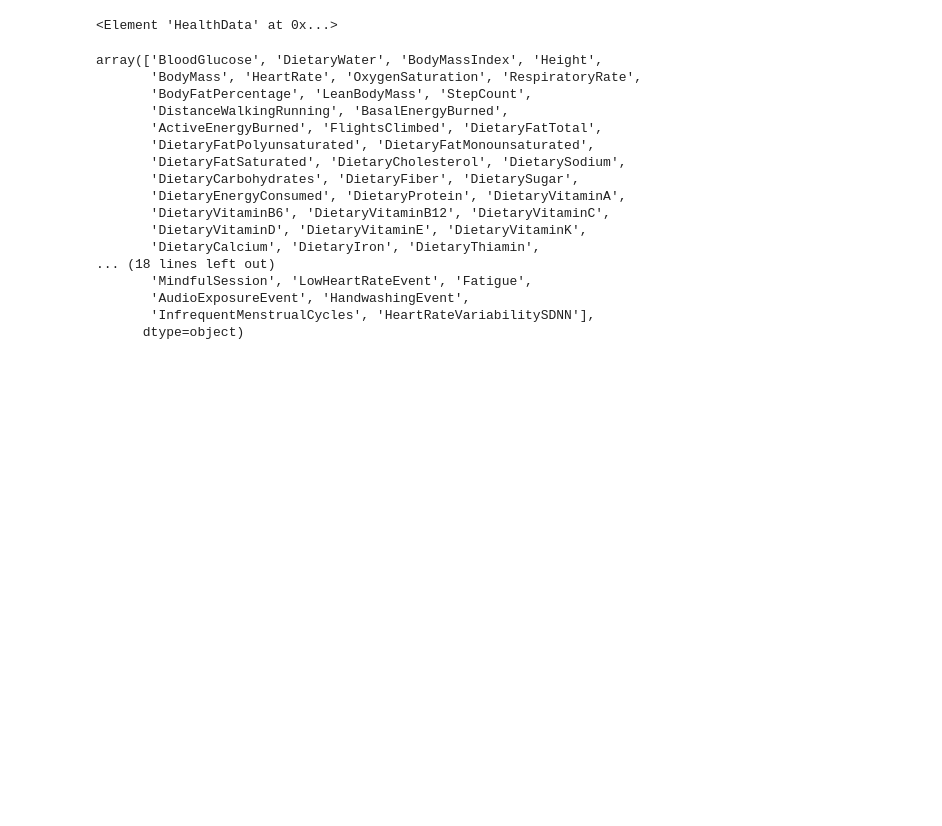
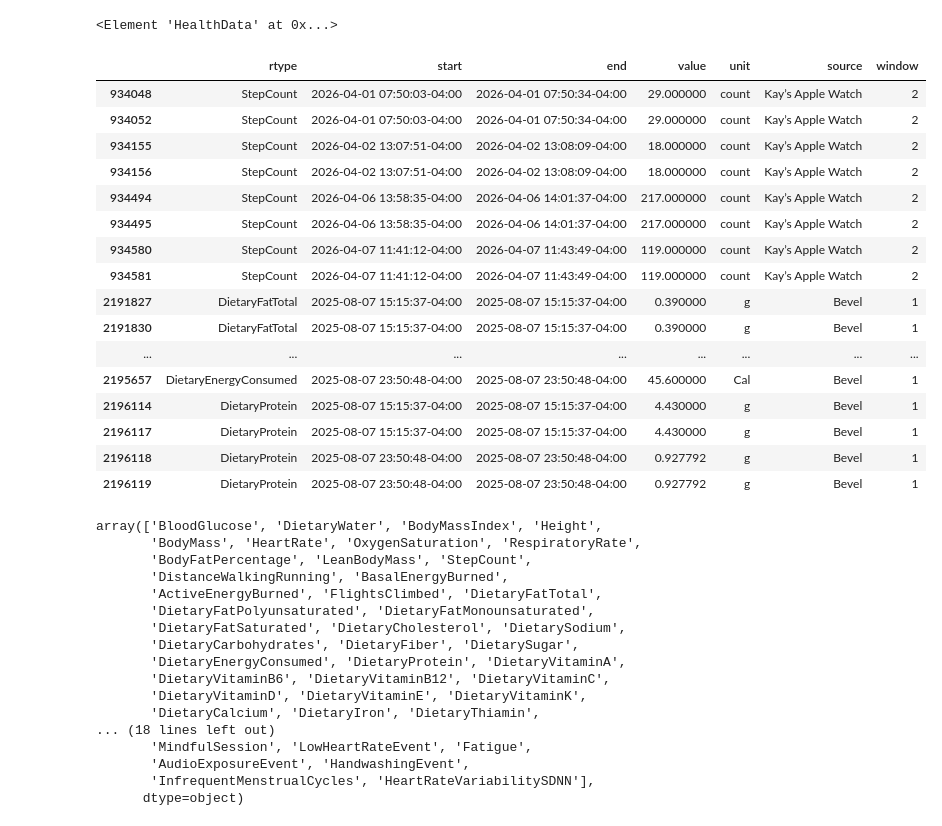
Before and after one commit to kayc26/cgm_insights, a Jupyter notebook: src/parse_health.ipynb, the cells around one changed output. Saved outputs shown, nothing was run; the diff lists cells and outputs as text; code cells hidden in the pictures; blank space fills up the shorter version.

```diff
--- a/src/parse_health.ipynb
+++ b/src/parse_health.ipynb
@@ -33,6 +33,27 @@ for record in root.findall('Record'):
     unit = record.get('unit')
     source = record.get('sourceName')
     records.append((rtype, start, end, value, unit, source))
+# %%
+dupes = df[df.duplicated(subset=['start', 'end','rtype', 'value'], keep=False)]
+dupes
+# %% [output]
+|  | rtype | start | end | value | unit | source | window |
+| 934048 | StepCount | 2026-04-01 07:50:03-04:00 | 2026-04-01 07:50:34-04:00 | 29.000000 | count | Kay’s Apple Watch | 2 |
+| 934052 | StepCount | 2026-04-01 07:50:03-04:00 | 2026-04-01 07:50:34-04:00 | 29.000000 | count | Kay’s Apple Watch | 2 |
+| 934155 | StepCount | 2026-04-02 13:07:51-04:00 | 2026-04-02 13:08:09-04:00 | 18.000000 | count | Kay’s Apple Watch | 2 |
+| 934156 | StepCount | 2026-04-02 13:07:51-04:00 | 2026-04-02 13:08:09-04:00 | 18.000000 | count | Kay’s Apple Watch | 2 |
+| 934494 | StepCount | 2026-04-06 13:58:35-04:00 | 2026-04-06 14:01:37-04:00 | 217.000000 | count | Kay’s Apple Watch | 2 |
+| 934495 | StepCount | 2026-04-06 13:58:35-04:00 | 2026-04-06 14:01:37-04:00 | 217.000000 | count | Kay’s Apple Watch | 2 |
+| 934580 | StepCount | 2026-04-07 11:41:12-04:00 | 2026-04-07 11:43:49-04:00 | 119.000000 | count | Kay’s Apple Watch | 2 |
+| 934581 | StepCount | 2026-04-07 11:41:12-04:00 | 2026-04-07 11:43:49-04:00 | 119.000000 | count | Kay’s Apple Watch | 2 |
+| 2191827 | DietaryFatTotal | 2025-08-07 15:15:37-04:00 | 2025-08-07 15:15:37-04:00 | 0.390000 | g | Bevel | 1 |
+| 2191830 | DietaryFatTotal | 2025-08-07 15:15:37-04:00 | 2025-08-07 15:15:37-04:00 | 0.390000 | g | Bevel | 1 |
+| ... | ... | ... | ... | ... | ... | ... | ... |
+| 2195657 | DietaryEnergyConsumed | 2025-08-07 23:50:48-04:00 | 2025-08-07 23:50:48-04:00 | 45.600000 | Cal | Bevel | 1 |
+| 2196114 | DietaryProtein | 2025-08-07 15:15:37-04:00 | 2025-08-07 15:15:37-04:00 | 4.430000 | g | Bevel | 1 |
+| 2196117 | DietaryProtein | 2025-08-07 15:15:37-04:00 | 2025-08-07 15:15:37-04:00 | 4.430000 | g | Bevel | 1 |
+| 2196118 | DietaryProtein | 2025-08-07 23:50:48-04:00 | 2025-08-07 23:50:48-04:00 | 0.927792 | g | Bevel | 1 |
+| 2196119 | DietaryProtein | 2025-08-07 23:50:48-04:00 | 2025-08-07 23:50:48-04:00 | 0.927792 | g | Bevel | 1 |
 # %%
 df_all = pd.DataFrame(records, columns=["rtype","start","end","value","unit","source"])
 df_all['rtype'] = df_all['rtype'].str.split("Identifier").str[-1]
```
Also changed, not shown: parts of 14 cells of this notebook, 2 other files.
